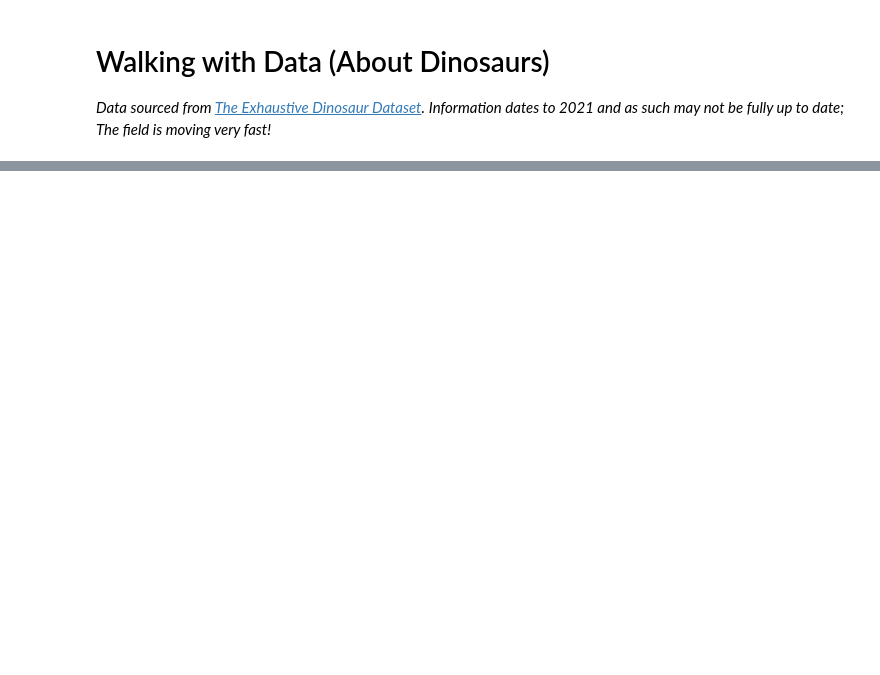
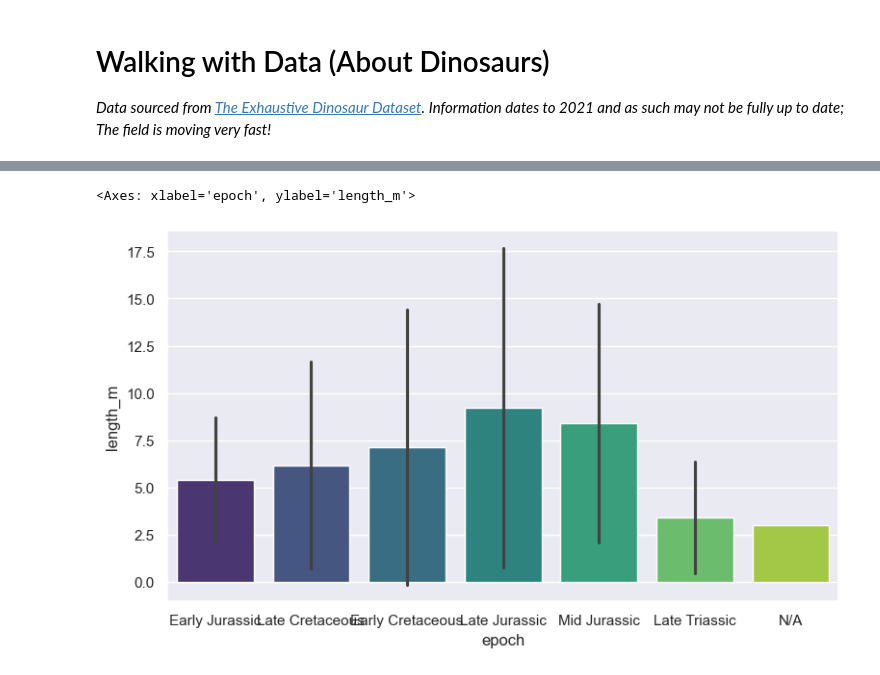
Before and after one commit to CpaterCodes/DinoDataNotebook, a Jupyter notebook: main.ipynb, the cells around one changed output, grey strips where cells are left out. Cells and saved outputs as stored; diff of their text form; code cells hidden in the pictures; blank space fills up the shorter version.

Commit message:
Test: Failing test for indexing of epochs, such that they may be ordered.

```diff
--- a/main.ipynb
+++ b/main.ipynb
@@ -34,0 +14,10 @@ Name: 28, dtype: object
+# %%
+# First, we obtain and display our base dataset.
+# Here it's possible to notice a missing value for length; such null values can be handled as needed!
+DINO_DATA: DataFrame = read_csv("./dinosaur_data.csv")
+DINO_DATA = with_lengths(
+    with_epochs(
+        DINO_DATA
+    )
+)
+DINO_DATA[::60]
@@ -34,0 +39,31 @@ Name: 28, dtype: object
+# %%
+
+epoch_metrics: DataFrame = DataFrame(
+    columns=['epoch', 'mean', 'SD']
+)
+epochs = [
+    'Late Triassic',
+    'Early Jurassic', 'Mid Jurassic', 'Late Jurassic',
+    'Early Cretaceous', 'Late Cretaceous'
+]
+
+epoch_metrics['mean'] = [
+    DINO_DATA[(DINO_DATA['epoch'] == epoch) & (DINO_DATA['length_m'] > 0)]['length_m'].mean()
+    for epoch in epochs
+]
+epoch_metrics['SD'] = [
+    DINO_DATA[(DINO_DATA['epoch'] == epoch) & (DINO_DATA['length_m'] > 0)]['length_m'].std()
+    for epoch in epochs
+]
+
+sns.set(rc={'figure.figsize':(9, 5)})
+sns.barplot(
+    DINO_DATA,
+    x='epoch',
+    y='length_m',
+    ci="sd",
+    palette='viridis'
+)
+# %% [output]
+<Axes: xlabel='epoch', ylabel='length_m'>
+[figure, added]
```
Also changed, not shown: parts of 3 cells of this notebook, 3 other files.
